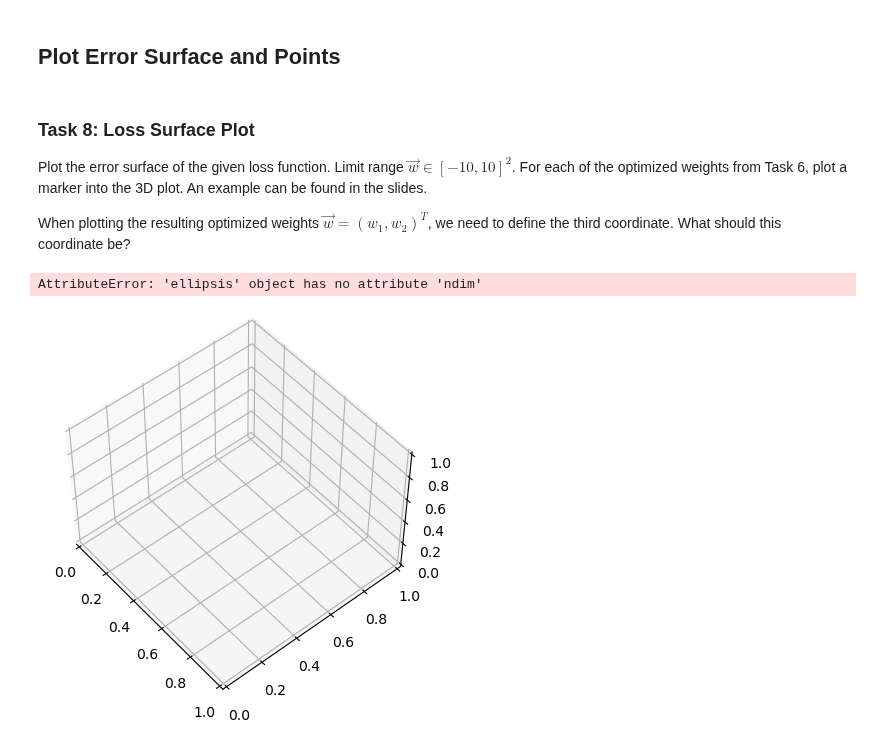
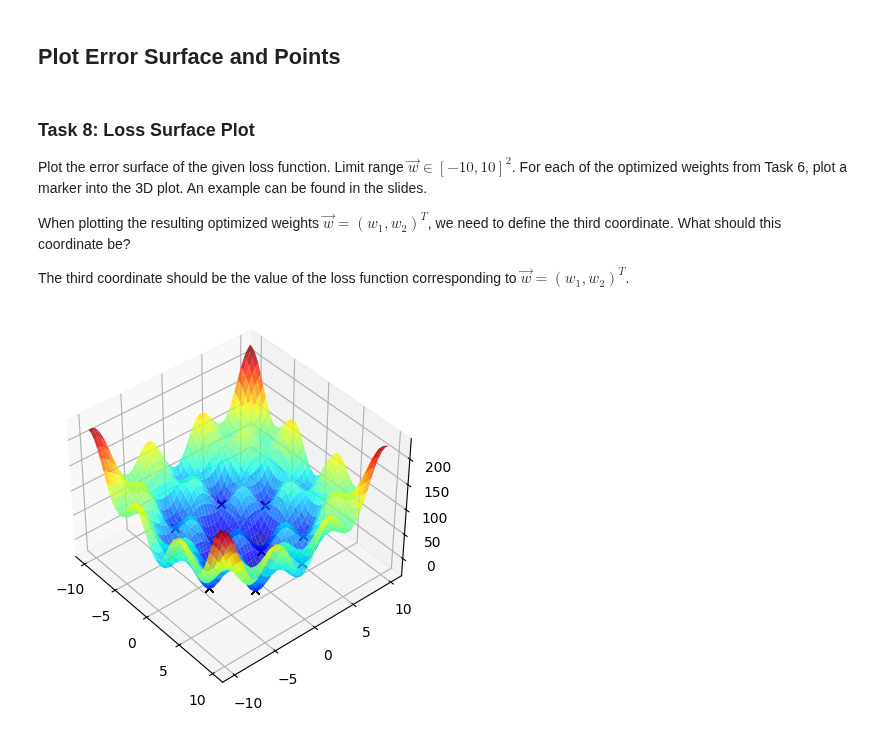
Before and after one commit to danielbarco/deeplearning, a Jupyter notebook: Assignment02.ipynb, the cells around one changed output. Cells and saved outputs as stored; diff of their text form; code cells hidden in the pictures.

```diff
--- a/Assignment02.ipynb
+++ b/Assignment02.ipynb
@@ -90,23 +92,43 @@ Problems that might occur:
 Implement a function that performs the gradient descent. This function should take as parameters an initial weight vector $\vec w$ and a learning rate $\eta$, and make use of the gradient function implemented in Task 3 and, possibly, the loss function from Task 2.
 It should return the optimized weight vector $\vec w^*$. Incorporate the termination criterion designed in Task 4.
 # %%
+epsilon = 0.001
+
 def gradient_descent(w, eta=0.01):
   # copy the weights to not modify the original values
   w_star = w.copy()
   convergence = False
 
   # perform iterative gradient descent
-  while convergence == False:
+  while not convergence:
+    # compute the loss before the update
+    l_before = loss(w)
+
     # compute the gradient
-    gradie = gradient(w)
+    g = gradient(w)
 
-    # update the weights
-    w = w - eta*gradie
+    # update the weights (not a final update in case the loss increases
+    w_prov = w - eta*g
 
-    # include additional termination criteria?
-    if numpy.linalg.norm(gradie) < 0.001:
-      w_star = w
-      convergence = True
+    # compute the loss after the update and the delta to the previous loss
+    l_after = loss(w_prov)
+    loss_delta = l_after - l_before
+
+    if loss_delta > 0:
+      # decrease learning rate
+      eta = 0.5*eta
+
+    if loss_delta <= 0:
+      # apply weight change
+      w = w_prov
+      # increase learning rate
+      eta = 1.1*eta
+
+      # terminate if L2 norm is smaller than epsilon
+      if numpy.linalg.norm(g) < epsilon or loss_delta == 0:
+        w_star = w
+        convergence = True
+
   return w_star
 # %% [markdown]
 ## Evaluate Gradient Descent
@@ -172,29 +212,30 @@ An example can be found in the slides.
 
 When plotting the resulting optimized weights $\vec w=(w_1, w_2)^T$, we need to define the third coordinate.
 What should this coordinate be?
+
+The third coordinate should be the value of the loss function corresponding to $\vec w=(w_1, w_2)^T$.
 # %%
 from matplotlib import pyplot
 
 # create 3D axis
 figure = pyplot.figure()
-axis = figure.add_subplot(111, projection='3d', azim = -40, elev=50)
+axis = figure.add_subplot(111, projection='3d', azim = -40, elev=40)
 
 # define range to plot
-w_range = ...
+w_range = numpy.linspace(start=-10, stop=10)
 w1, w2 = numpy.meshgrid(w_range, w_range)
 
 # compute loss for w1 and w2
-J = ...
+J = loss(numpy.array([w1, w2]))
 
 # plot surface with jet colormap
 axis.plot_surface(w1, w2, J, cmap="jet", alpha=0.8)
 
 # plot resulting points in 3D
 for w_star in stored_weights:
   # compute the z-position
-  z = ...
+  z = loss(w_star)
   # plot as 3D point
   axis.plot([w_star[0]], [w_star[1]], [z], "kx")
 # %% [output]
-AttributeError: 'ellipsis' object has no attribute 'ndim'
-[figure, old version]
+[figure, new version]
```
Also changed, not shown: parts of 2 cells of this notebook.
